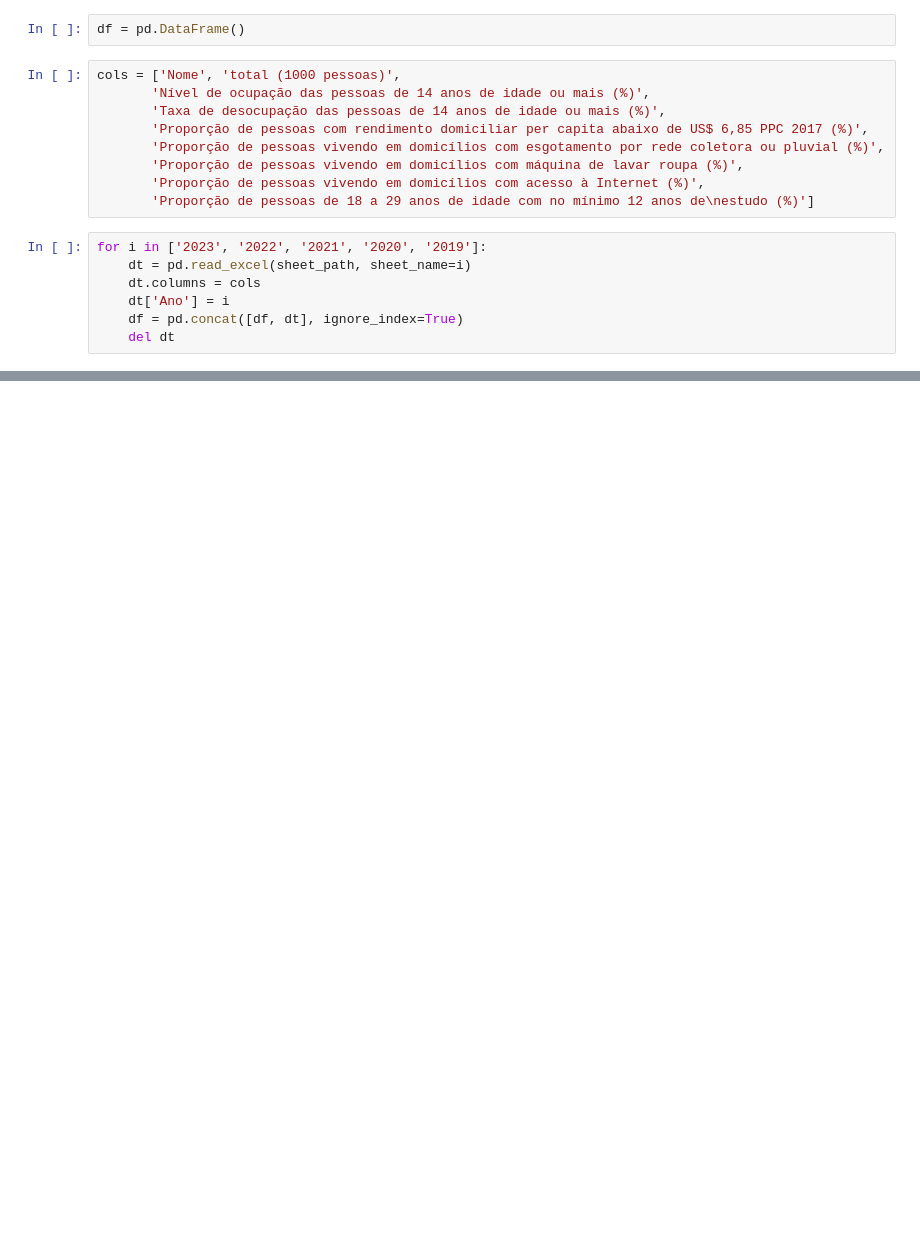
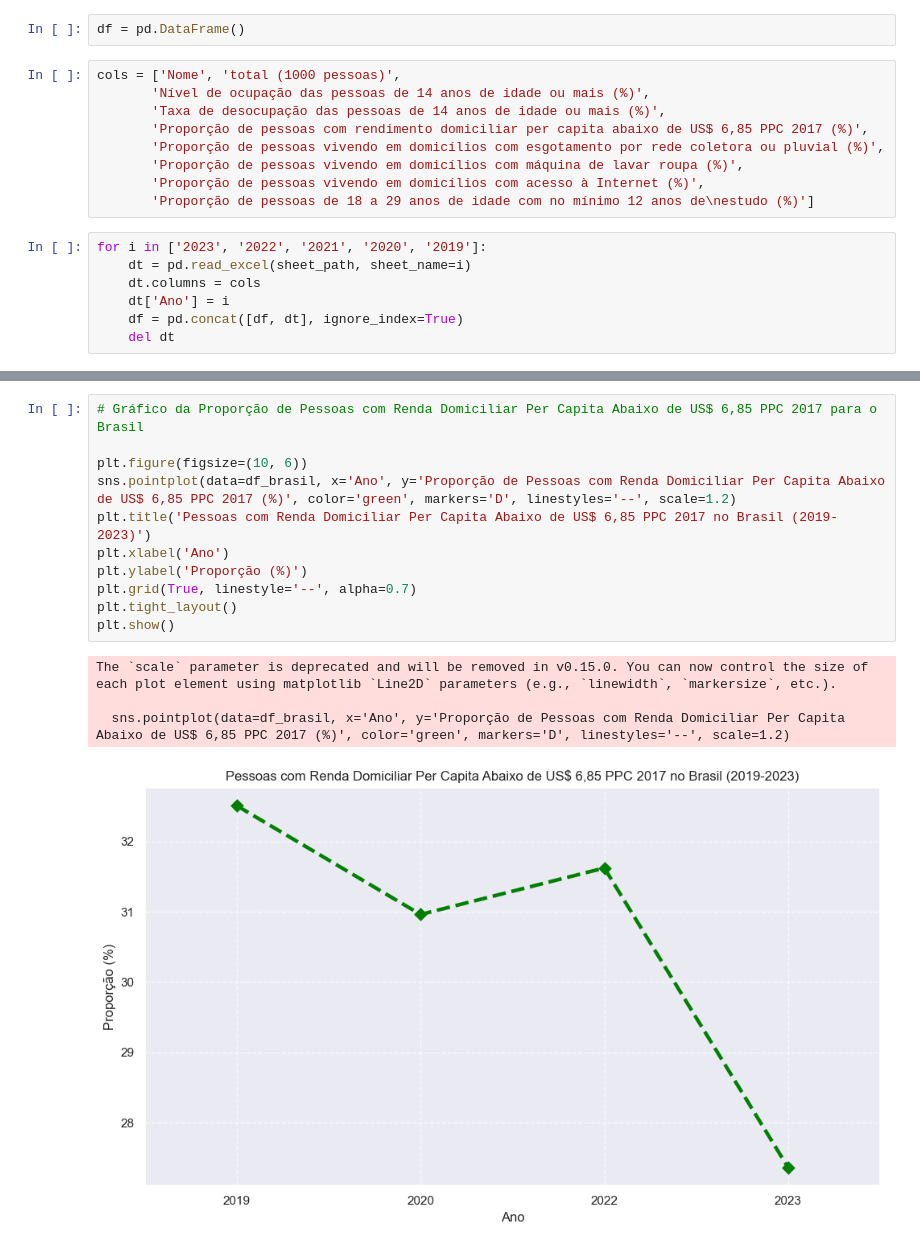
Before and after one commit to LucasMDeLucca/AV3, a Jupyter notebook: av3_preco.ipynb, the cells around one changed output, grey strips where cells are left out. Drawn from its saved outputs; the diff is of its cells as text; blank space fills up the shorter version.

```diff
--- a/av3_preco.ipynb
+++ b/av3_preco.ipynb
@@ -98,0 +132,16 @@ Successfully installed xlrd-2.0.2
+# %%
+# Gráfico da Proporção de Pessoas com Renda Domiciliar Per Capita Abaixo de US$ 6,85 PPC 2017 para o Brasil
+
+plt.figure(figsize=(10, 6))
+sns.pointplot(data=df_brasil, x='Ano', y='Proporção de Pessoas com Renda Domiciliar Per Capita Abaixo de US$ 6,85 PPC 2017 (%)', color='green', markers='D', linestyles='--', scale=1.2)
+plt.title('Pessoas com Renda Domiciliar Per Capita Abaixo de US$ 6,85 PPC 2017 no Brasil (2019-2023)')
+plt.xlabel('Ano')
+plt.ylabel('Proporção (%)')
+plt.grid(True, linestyle='--', alpha=0.7)
+plt.tight_layout()
+plt.show()
+# %% [output]
+The `scale` parameter is deprecated and will be removed in v0.15.0. You can now control the size of each plot element using matplotlib `Line2D` parameters (e.g., `linewidth`, `markersize`, etc.).
+
+  sns.pointplot(data=df_brasil, x='Ano', y='Proporção de Pessoas com Renda Domiciliar Per Capita Abaixo de US$ 6,85 PPC 2017 (%)', color='green', markers='D', linestyles='--', scale=1.2)
+[figure, added]
```
Also changed, not shown: parts of 21 cells of this notebook.
